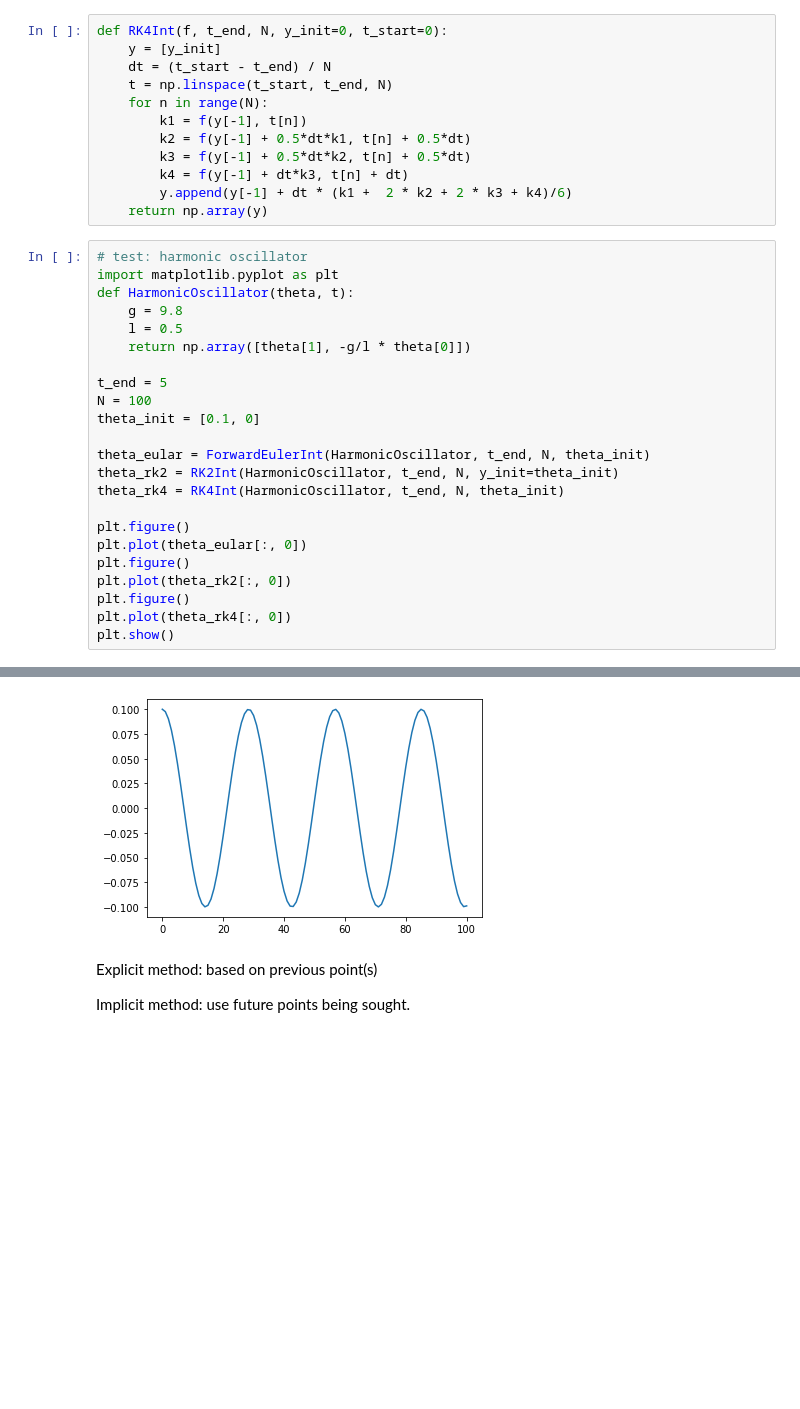
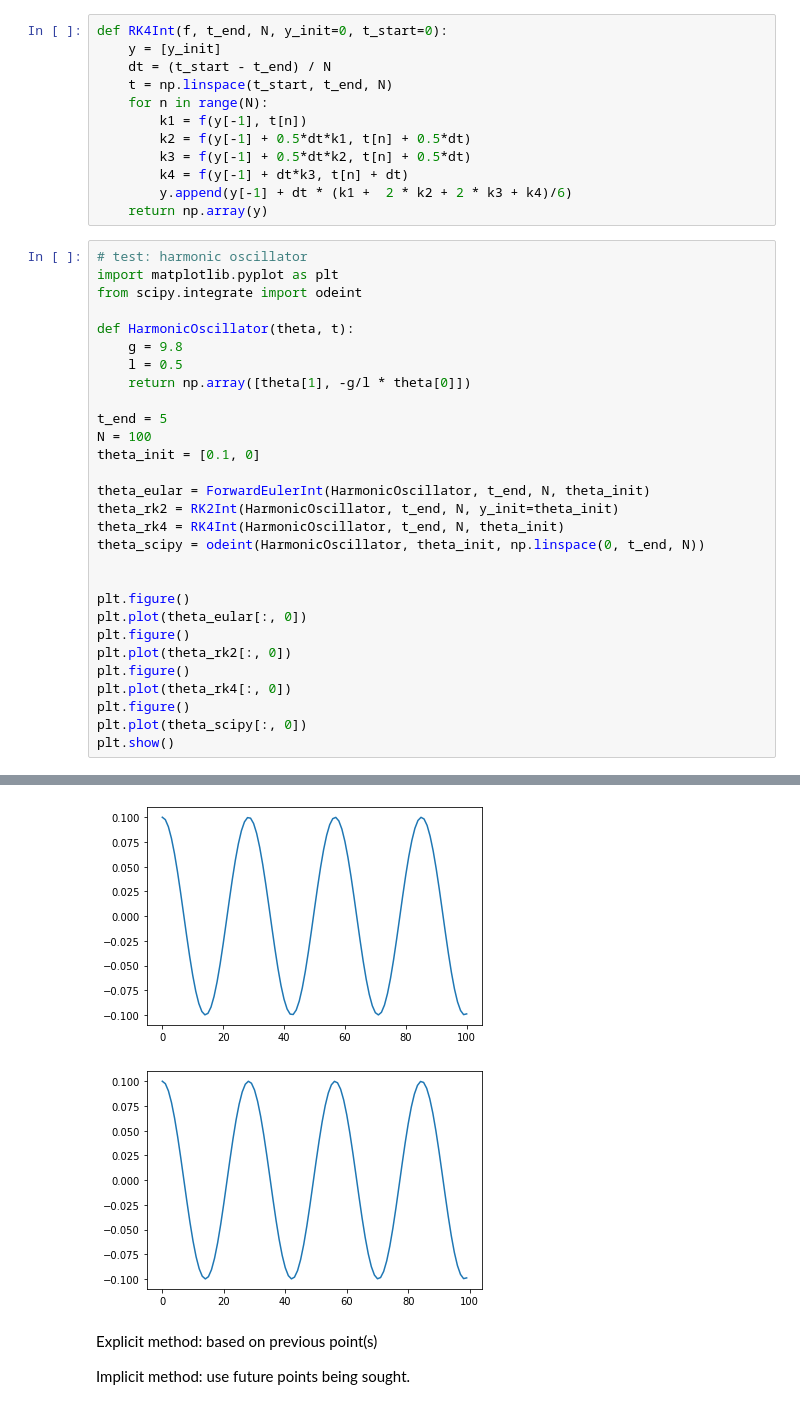
Before and after one commit to Little-old-brother-team/GroupWork, a Jupyter notebook: Review/10_ODE_IVP.ipynb, the cells around one changed output, grey strips where cells are left out. Drawn from its saved outputs; the diff is of its cells as text; blank space fills up the shorter version.

```diff
--- a/Review/10_ODE_IVP.ipynb
+++ b/Review/10_ODE_IVP.ipynb
@@ -75,30 +75,37 @@ def RK4Int(f, t_end, N, y_init=0, t_start=0):
 # %%
 # test: harmonic oscillator
 import matplotlib.pyplot as plt
+from scipy.integrate import odeint
+
 def HarmonicOscillator(theta, t):
     g = 9.8
     l = 0.5
     return np.array([theta[1], -g/l * theta[0]])
 
 t_end = 5
 N = 100
 theta_init = [0.1, 0]
 
 theta_eular = ForwardEulerInt(HarmonicOscillator, t_end, N, theta_init)
 theta_rk2 = RK2Int(HarmonicOscillator, t_end, N, y_init=theta_init)
 theta_rk4 = RK4Int(HarmonicOscillator, t_end, N, theta_init)
+theta_scipy = odeint(HarmonicOscillator, theta_init, np.linspace(0, t_end, N))
+
 
 plt.figure()
 plt.plot(theta_eular[:, 0])
 plt.figure()
 plt.plot(theta_rk2[:, 0])
 plt.figure()
 plt.plot(theta_rk4[:, 0])
+plt.figure()
+plt.plot(theta_scipy[:, 0])
 plt.show()
 # %% [output]
 [figure]
 [figure]
 [figure]
+[figure, added]
 # %% [markdown]
 Explicit method: based on previous point(s)
 
```
Also changed, not shown: 1 other file.
